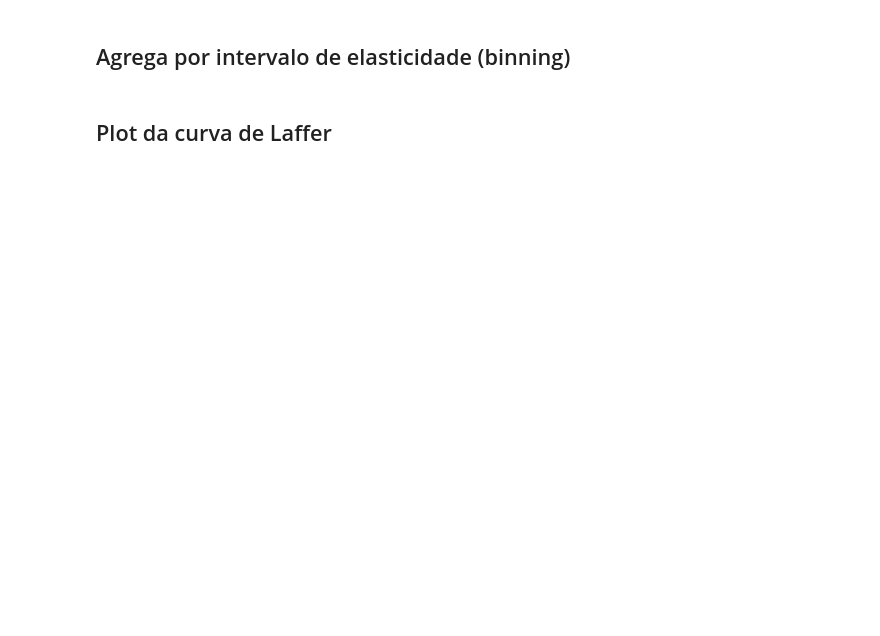
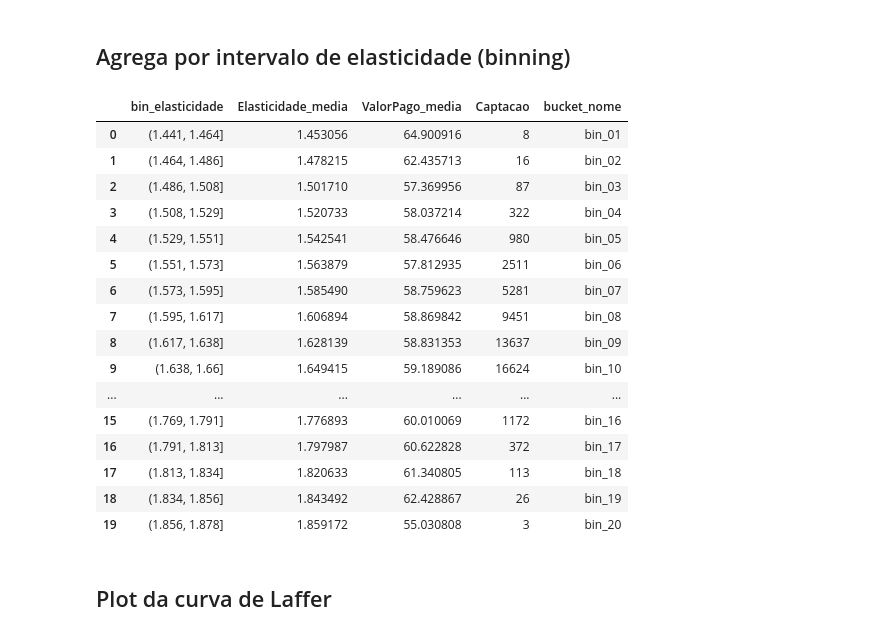
Before and after one commit to ozsp12/programacao_introducao, a Jupyter notebook: data_analytics_quick_dirty/precificacao_elasticidade.ipynb, the cells around one changed output. Drawn from its saved outputs; the diff is of its cells as text; code cells hidden in the pictures; blank space fills up the shorter version.

```diff
--- a/data_analytics_quick_dirty/precificacao_elasticidade.ipynb
+++ b/data_analytics_quick_dirty/precificacao_elasticidade.ipynb
@@ -322,6 +400,26 @@ print(f"A = {A_hat:.3f}, B = {B_hat:.3f}, R² = {r2:.3f}")
 # %%
 # agrega os dados em buckets por range de elasticidade para permitir variação real de captação
 agg_elast = agregar_por_elasticidade(df, n_bins=20)
+# %%
+agg_elast
+# %% [output]
+|  | bin_elasticidade | Elasticidade_media | ValorPago_media | Captacao | bucket_nome |
+| 0 | (1.441, 1.464] | 1.453056 | 64.900916 | 8 | bin_01 |
+| 1 | (1.464, 1.486] | 1.478215 | 62.435713 | 16 | bin_02 |
+| 2 | (1.486, 1.508] | 1.501710 | 57.369956 | 87 | bin_03 |
+| 3 | (1.508, 1.529] | 1.520733 | 58.037214 | 322 | bin_04 |
+| 4 | (1.529, 1.551] | 1.542541 | 58.476646 | 980 | bin_05 |
+| 5 | (1.551, 1.573] | 1.563879 | 57.812935 | 2511 | bin_06 |
+| 6 | (1.573, 1.595] | 1.585490 | 58.759623 | 5281 | bin_07 |
+| 7 | (1.595, 1.617] | 1.606894 | 58.869842 | 9451 | bin_08 |
+| 8 | (1.617, 1.638] | 1.628139 | 58.831353 | 13637 | bin_09 |
+| 9 | (1.638, 1.66] | 1.649415 | 59.189086 | 16624 | bin_10 |
+| ... | ... | ... | ... | ... | ... |
+| 15 | (1.769, 1.791] | 1.776893 | 60.010069 | 1172 | bin_16 |
+| 16 | (1.791, 1.813] | 1.797987 | 60.622828 | 372 | bin_17 |
+| 17 | (1.813, 1.834] | 1.820633 | 61.340805 | 113 | bin_18 |
+| 18 | (1.834, 1.856] | 1.843492 | 62.428867 | 26 | bin_19 |
+| 19 | (1.856, 1.878] | 1.859172 | 55.030808 | 3 | bin_20 |
 # %% [markdown]
 ## Plot da curva de Laffer
 # %%
```
Also changed, not shown: parts of 14 cells of this notebook.
